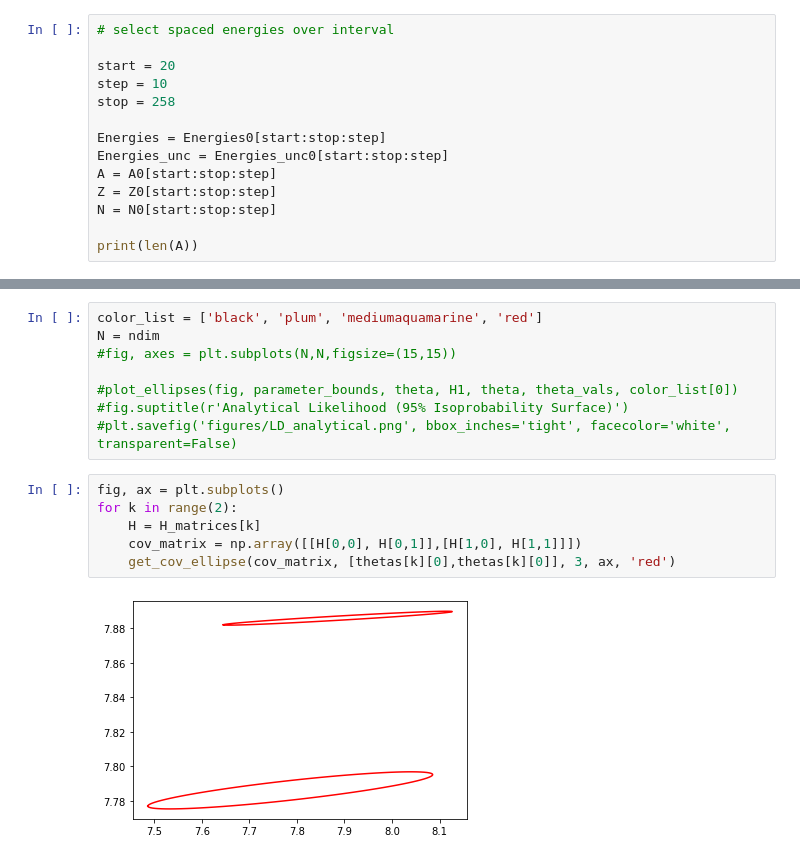
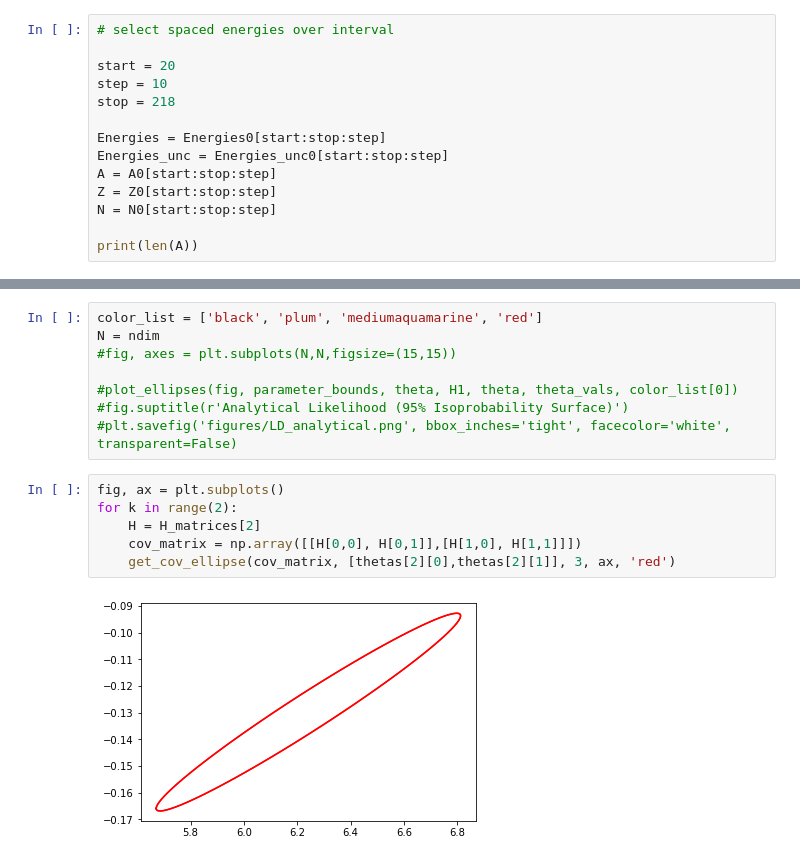
Before and after one commit to elliemay481/HistoryMatching, a Jupyter notebook: LiquidDropAnalytical.ipynb, the cells around one changed output, grey strips where cells are left out. Saved outputs shown, nothing was run; the diff lists cells and outputs as text.

```diff
--- a/LiquidDropAnalytical.ipynb
+++ b/LiquidDropAnalytical.ipynb
@@ -63,7 +63,7 @@ Energies_unc0 = Masses['E_unc'].to_numpy()
 
 start = 20
 step = 10
-stop = 258
+stop = 218
 
 Energies = Energies0[start:stop:step]
 Energies_unc = Energies_unc0[start:stop:step]
@@ -339,11 +357,11 @@ N = ndim
 # %%
 fig, ax = plt.subplots()
 for k in range(2):
-    H = H_matrices[k]
+    H = H_matrices[2]
     cov_matrix = np.array([[H[0,0], H[0,1]],[H[1,0], H[1,1]]])
-    get_cov_ellipse(cov_matrix, [thetas[k][0],thetas[k][0]], 3, ax, 'red')
+    get_cov_ellipse(cov_matrix, [thetas[2][0],thetas[2][1]], 3, ax, 'red')
 # %% [output]
-[figure, old version]
+[figure, new version]
 # %%
 #file2 = open("data/3D_analytic_mean.txt", "w")
 
```
Also changed, not shown: parts of 7 cells of this notebook, 24 other files.
